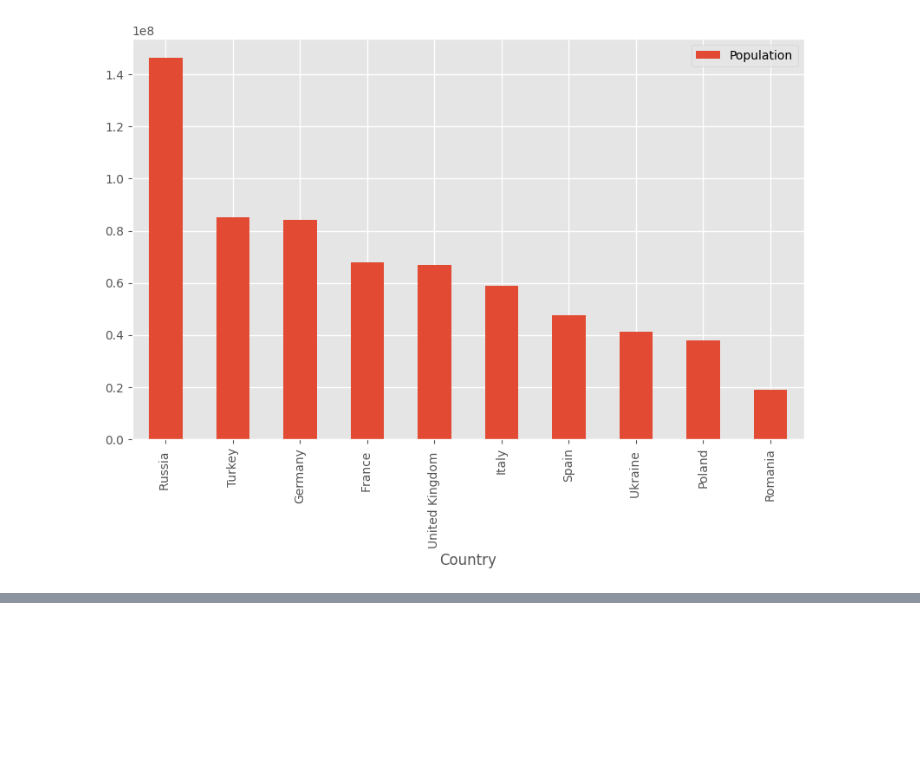
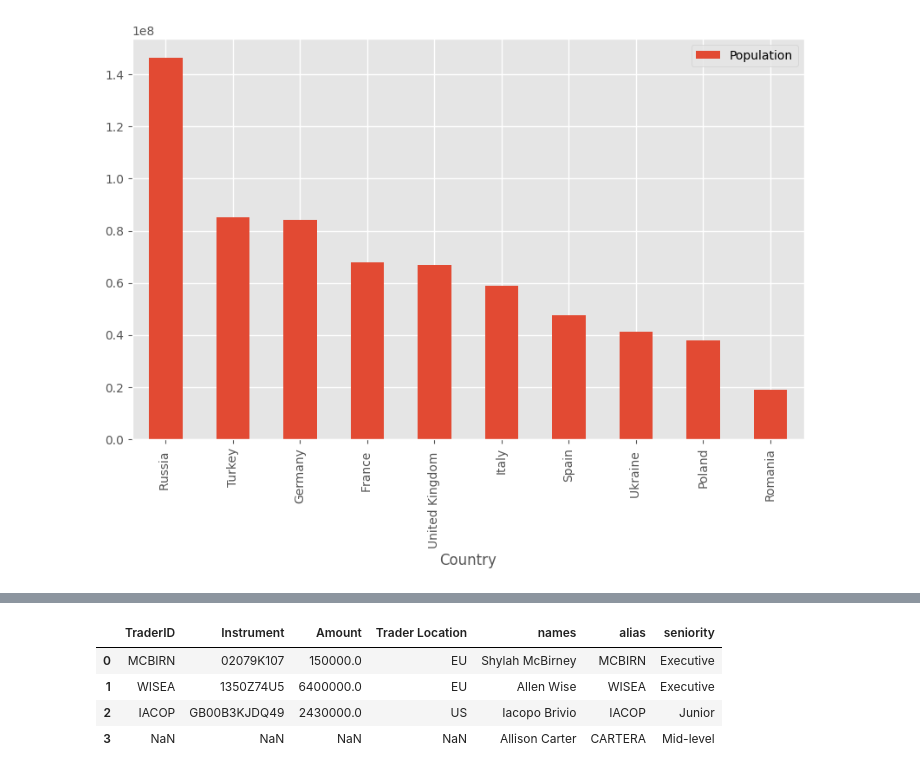
Before and after one commit to TomaszBury/The-ultimate-pandas-bootcamp-advanced-python-data-analysis, a Jupyter notebook: section_13/data_formats_and_io.ipynb, the cells around one changed output, grey strips where cells are left out. Saved outputs shown, nothing was run; the diff lists cells and outputs as text; code cells hidden in the pictures; blank space fills up the shorter version.

```diff
--- a/section_13/data_formats_and_io.ipynb
+++ b/section_13/data_formats_and_io.ipynb
@@ -249,0 +501,4 @@ plt.show()
+# %%
+pickle_input = open('my_stock', 'rb')
+# %%
+stock_dict = pickle.load(pickle_input)
@@ -249,0 +667,11 @@ plt.show()
+# %%
+pickle_input = open('pickled_positions', 'rb')
+# %%
+pickled_positions = pickle.load(pickle_input)
+pickled_positions
+# %% [output]
+|  | TraderID | Instrument | Amount | Trader Location | names | alias | seniority |
+| 0 | MCBIRN | 02079K107 | 150000.0 | EU | Shylah McBirney | MCBIRN | Executive |
+| 1 | WISEA | 1350Z74U5 | 6400000.0 | EU | Allen Wise | WISEA | Executive |
+| 2 | IACOP | GB00B3KJDQ49 | 2430000.0 | US | Iacopo Brivio | IACOP | Junior |
+| 3 | NaN | NaN | NaN | NaN | Allison Carter | CARTERA | Mid-level |
```
Also changed, not shown: parts of 81 cells of this notebook, 14 other files.
